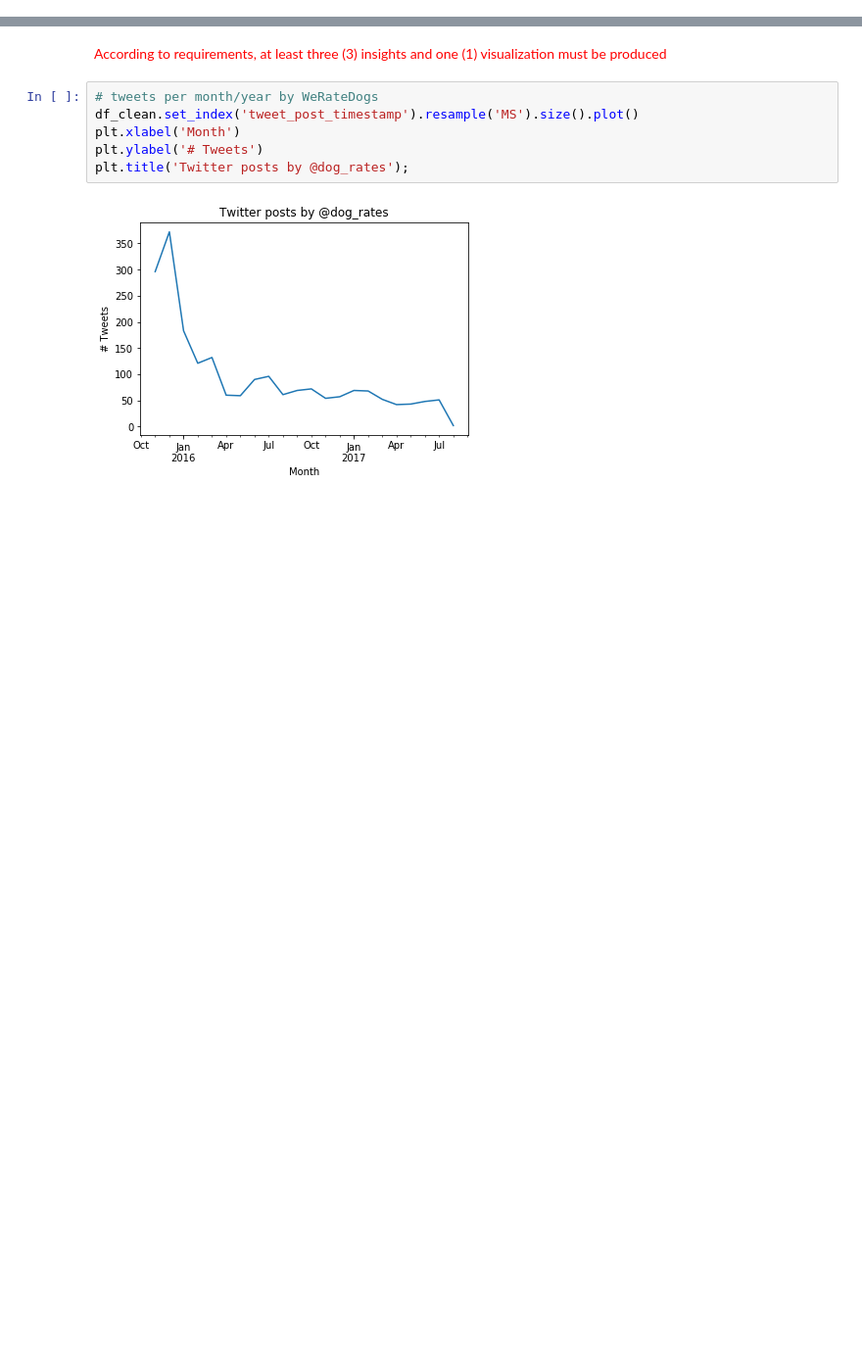
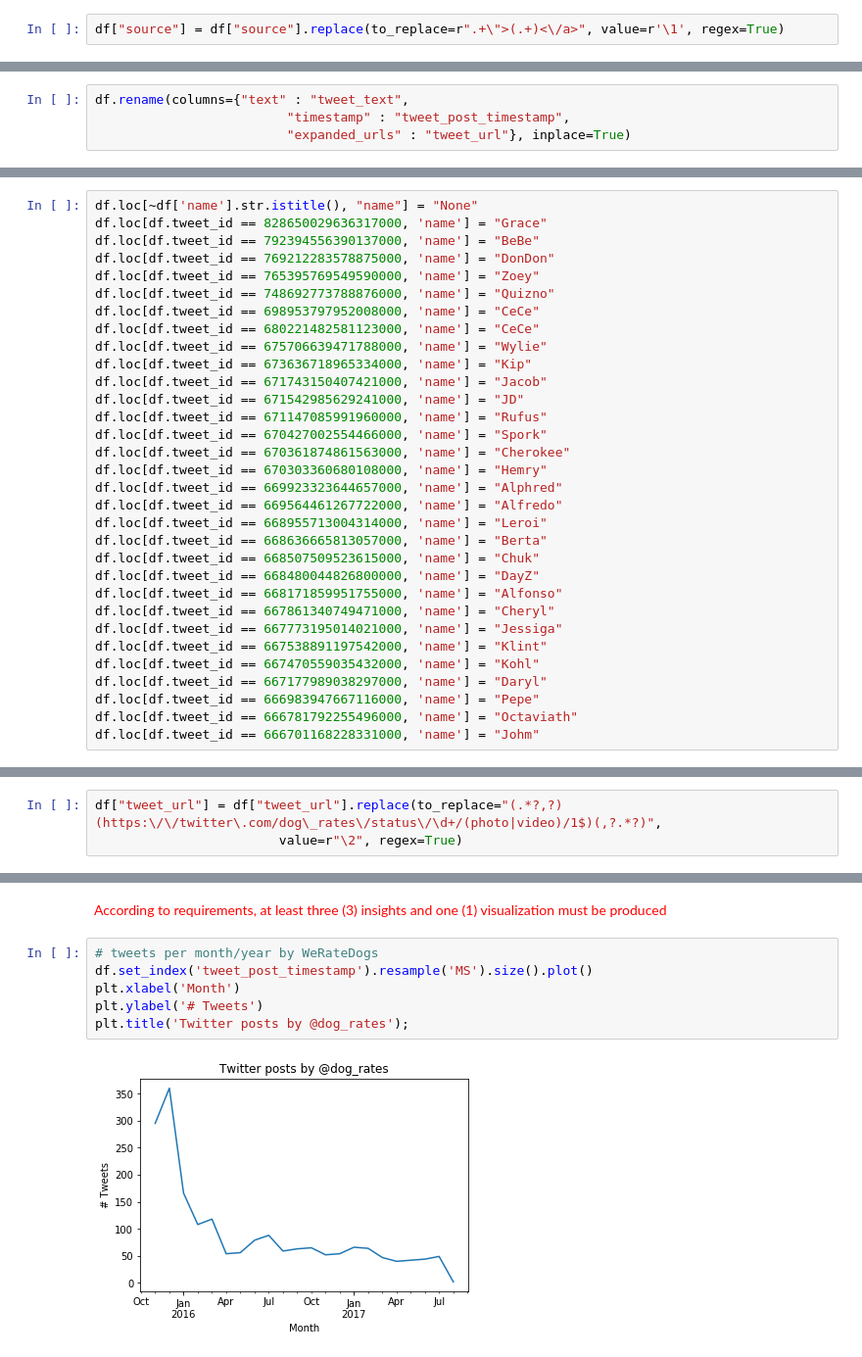
Before and after one commit to gubertoli/data_analyst_nanodegree, a Jupyter notebook: Project 3 - Wrangle and Analyze Data/wrangle_act.ipynb, the cells around one changed output, grey strips where cells are left out. Shown: that part at 98% size. Saved outputs shown, nothing was run; the diff lists cells and outputs as text; blank space fills up the shorter version.

```diff
--- a/Project 3 - Wrangle and Analyze Data/wrangle_act.ipynb
+++ b/Project 3 - Wrangle and Analyze Data/wrangle_act.ipynb
@@ -557,0 +644,2 @@ df_clean
+# %%
+df["source"] = df["source"].replace(to_replace=r".+\">(.+)<\/a>", value=r'\1', regex=True)
@@ -557,0 +663,4 @@ df_clean
+# %%
+df.rename(columns={"text" : "tweet_text",
+                         "timestamp" : "tweet_post_timestamp",
+                         "expanded_urls" : "tweet_url"}, inplace=True)
@@ -557,0 +730,32 @@ df_clean
+# %%
+df.loc[~df['name'].str.istitle(), "name"] = "None"
+df.loc[df.tweet_id == 828650029636317000, 'name'] = "Grace"
+df.loc[df.tweet_id == 792394556390137000, 'name'] = "BeBe"
+df.loc[df.tweet_id == 769212283578875000, 'name'] = "DonDon"
+df.loc[df.tweet_id == 765395769549590000, 'name'] = "Zoey"
+df.loc[df.tweet_id == 748692773788876000, 'name'] = "Quizno"
+df.loc[df.tweet_id == 698953797952008000, 'name'] = "CeCe"
+df.loc[df.tweet_id == 680221482581123000, 'name'] = "CeCe"
+df.loc[df.tweet_id == 675706639471788000, 'name'] = "Wylie"
+df.loc[df.tweet_id == 673636718965334000, 'name'] = "Kip"
+df.loc[df.tweet_id == 671743150407421000, 'name'] = "Jacob"
+df.loc[df.tweet_id == 671542985629241000, 'name'] = "JD"
+df.loc[df.tweet_id == 671147085991960000, 'name'] = "Rufus"
+df.loc[df.tweet_id == 670427002554466000, 'name'] = "Spork"
+df.loc[df.tweet_id == 670361874861563000, 'name'] = "Cherokee"
+df.loc[df.tweet_id == 670303360680108000, 'name'] = "Hemry"
+df.loc[df.tweet_id == 669923323644657000, 'name'] = "Alphred"
+df.loc[df.tweet_id == 669564461267722000, 'name'] = "Alfredo"
+df.loc[df.tweet_id == 668955713004314000, 'name'] = "Leroi"
+df.loc[df.tweet_id == 668636665813057000, 'name'] = "Berta"
+df.loc[df.tweet_id == 668507509523615000, 'name'] = "Chuk"
+df.loc[df.tweet_id == 668480044826800000, 'name'] = "DayZ"
+df.loc[df.tweet_id == 668171859951755000, 'name'] = "Alfonso"
+df.loc[df.tweet_id == 667861340749471000, 'name'] = "Cheryl"
+df.loc[df.tweet_id == 667773195014021000, 'name'] = "Jessiga"
+df.loc[df.tweet_id == 667538891197542000, 'name'] = "Klint"
+df.loc[df.tweet_id == 667470559035432000, 'name'] = "Kohl"
+df.loc[df.tweet_id == 667177989038297000, 'name'] = "Daryl"
+df.loc[df.tweet_id == 666983947667116000, 'name'] = "Pepe"
+df.loc[df.tweet_id == 666781792255496000, 'name'] = "Octaviath"
+df.loc[df.tweet_id == 666701168228331000, 'name'] = "Johm"
@@ -557,0 +776,3 @@ df_clean
+# %%
+df["tweet_url"] = df["tweet_url"].replace(to_replace="(.*?,?)(https:\/\/twitter\.com/dog\_rates\/status\/\d+/(photo|video)/1$)(,?.*?)",
+                        value=r"\2", regex=True)
@@ -587,9 +812,9 @@ pd.read_sql('SELECT * FROM master', engine).head()
 <font color="red">According to requirements, at least three (3) insights and one (1) visualization must be produced</font>
 # %%
 # tweets per month/year by WeRateDogs
-df_clean.set_index('tweet_post_timestamp').resample('MS').size().plot()
+df.set_index('tweet_post_timestamp').resample('MS').size().plot()
 plt.xlabel('Month')
 plt.ylabel('# Tweets')
 plt.title('Twitter posts by @dog_rates');
 # %% [output]
-[figure, old version]
+[figure, new version]
```
Also changed, not shown: parts of 111 cells of this notebook, 6 other files.
